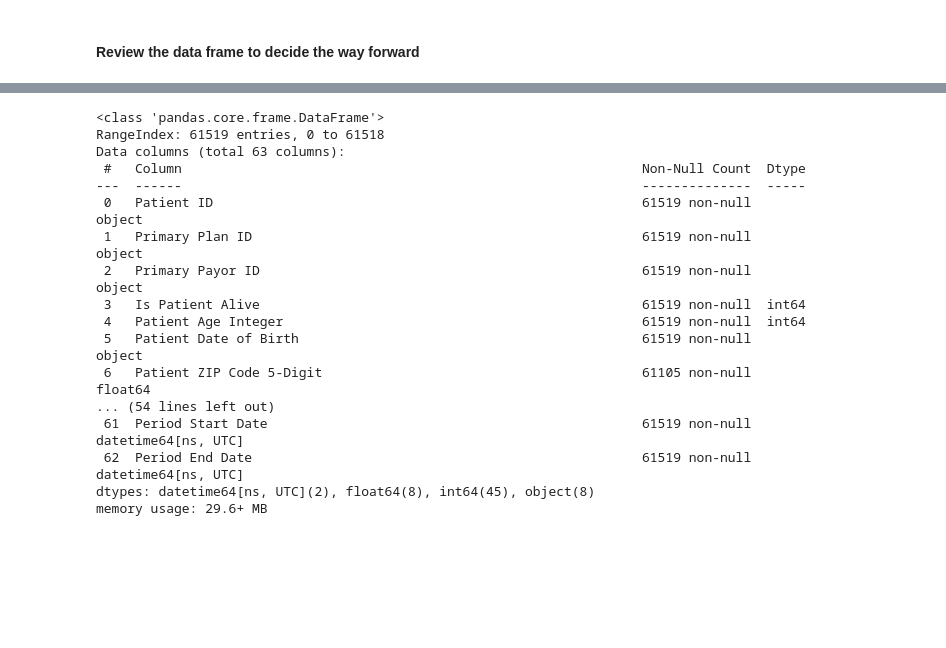
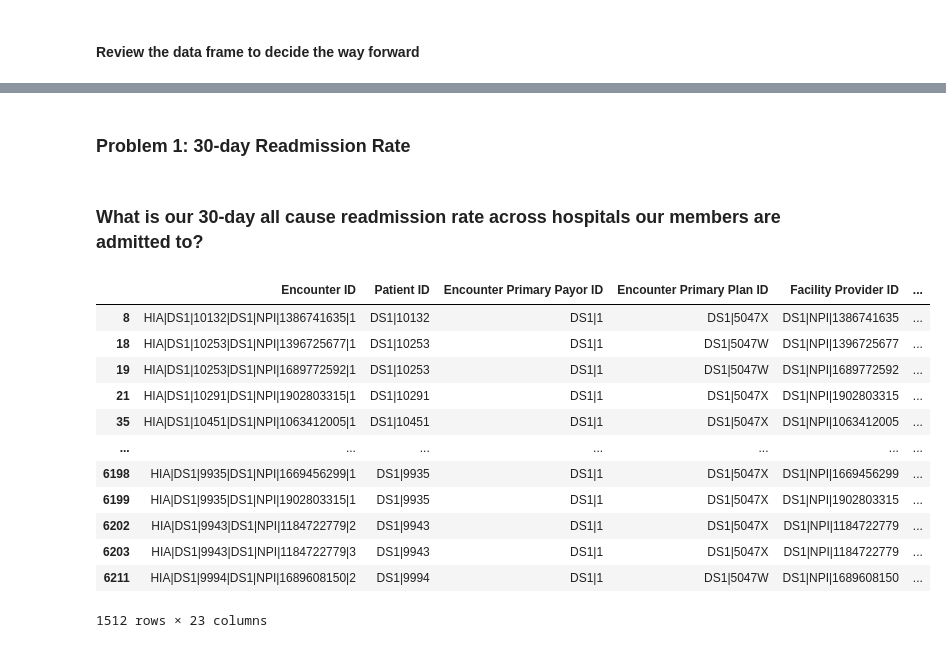
Before and after one commit to jrioross/ursa_health_hospital_readmissions, a Jupyter notebook: notebooks/notebookEDA.ipynb, the cells around one changed output, grey strips where cells are left out. Drawn from its saved outputs; the diff is of its cells as text; code cells hidden in the pictures; blank space fills up the shorter version.

```diff
--- a/notebooks/notebookEDA.ipynb
+++ b/notebooks/notebookEDA.ipynb
@@ -17,3 +88,16 @@ p_visit =pd.read_csv('../data/NSS_PrimaryCare_Office_Visits.csv')
+# %%
+# Change Object data type to Dates
+members['Period Start Date'] = pd.to_datetime(members['Period Start Date'], format='%Y-%m-%d')
+members['Period End Date'] = pd.to_datetime(members['Period End Date'], format='%Y-%m-%d')
+members['Patient Date of Birth'] = pd.to_datetime(members['Patient Date of Birth'], format='%Y-%m-%d')
+# Drop the Zeros on the Zip and fill in the blank and convert to the string
+members['Patient ZIP Code 5-Digit'] = members['Patient ZIP Code 5-Digit'].fillna("0").astype(int).astype(str)
+# Add an additional field of 30days after the end date.
+#members['days_30'] = members['Period End Date']+ pd.DateOffset(days=30)
+# Change Object data type to Dates
+admissions['Encounter Start Date'] = pd.to_datetime(admissions['Encounter Start Date'], format='%Y-%m-%d')
+admissions['Encounter End Date'] = pd.to_datetime(admissions['Encounter End Date'], format='%Y-%m-%d')
+pcp_visit['Encounter Date'] = pd.to_datetime(pcp_visit['Encounter Date'], format='%Y-%m-%d')
 # %%
 members.info()
 # %% [output]
@@ -104,20 +141,4 @@ members.assign(days_30 = lamda members: members['Period End Date']+
-# %%
-members.info()
-# %% [output]
-<class 'pandas.core.frame.DataFrame'>
-RangeIndex: 61519 entries, 0 to 61518
-Data columns (total 63 columns):
- #   Column                                                           Non-Null Count  Dtype
----  ------                                                           --------------  -----
- 0   Patient ID                                                       61519 non-null  object
- 1   Primary Plan ID                                                  61519 non-null  object
- 2   Primary Payor ID                                                 61519 non-null  object
- 3   Is Patient Alive                                                 61519 non-null  int64
- 4   Patient Age Integer                                              61519 non-null  int64
- 5   Patient Date of Birth                                            61519 non-null  object
- 6   Patient ZIP Code 5-Digit                                         61105 non-null  float64
-... (54 lines left out)
- 61  Period Start Date                                                61519 non-null  datetime64[ns, UTC]
- 62  Period End Date                                                  61519 non-null  datetime64[ns, UTC]
-dtypes: datetime64[ns, UTC](2), float64(8), int64(45), object(8)
-memory usage: 29.6+ MB
+# %% [markdown]
+### Problem 1: 30-day Readmission Rate
+# %% [markdown]
+### What is our 30-day all cause readmission rate across hospitals our members are admitted to?
@@ -123,0 +150,18 @@ memory usage: 29.6+ MB
+# %%
+#Find the duplicated patient id
+re_admits = admissions[admissions.duplicated('Patient ID')]
+re_admits
+# %% [output]
+|  | Encounter ID | Patient ID | Encounter Primary Payor ID | Encounter Primary Plan ID | Facility Provider ID | ... |
+| 8 | HIA|DS1|10132|DS1|NPI|1386741635|1 | DS1|10132 | DS1|1 | DS1|5047X | DS1|NPI|1386741635 | ... |
+| 18 | HIA|DS1|10253|DS1|NPI|1396725677|1 | DS1|10253 | DS1|1 | DS1|5047W | DS1|NPI|1396725677 | ... |
+| 19 | HIA|DS1|10253|DS1|NPI|1689772592|1 | DS1|10253 | DS1|1 | DS1|5047W | DS1|NPI|1689772592 | ... |
+| 21 | HIA|DS1|10291|DS1|NPI|1902803315|1 | DS1|10291 | DS1|1 | DS1|5047X | DS1|NPI|1902803315 | ... |
+| 35 | HIA|DS1|10451|DS1|NPI|1063412005|1 | DS1|10451 | DS1|1 | DS1|5047X | DS1|NPI|1063412005 | ... |
+| ... | ... | ... | ... | ... | ... | ... |
+| 6198 | HIA|DS1|9935|DS1|NPI|1669456299|1 | DS1|9935 | DS1|1 | DS1|5047X | DS1|NPI|1669456299 | ... |
+| 6199 | HIA|DS1|9935|DS1|NPI|1902803315|1 | DS1|9935 | DS1|1 | DS1|5047X | DS1|NPI|1902803315 | ... |
+| 6202 | HIA|DS1|9943|DS1|NPI|1184722779|2 | DS1|9943 | DS1|1 | DS1|5047X | DS1|NPI|1184722779 | ... |
+| 6203 | HIA|DS1|9943|DS1|NPI|1184722779|3 | DS1|9943 | DS1|1 | DS1|5047X | DS1|NPI|1184722779 | ... |
+| 6211 | HIA|DS1|9994|DS1|NPI|1689608150|2 | DS1|9994 | DS1|1 | DS1|5047W | DS1|NPI|1689608150 | ... |
+1512 rows × 23 columns
```
Also changed, not shown: parts of 19 cells of this notebook.
